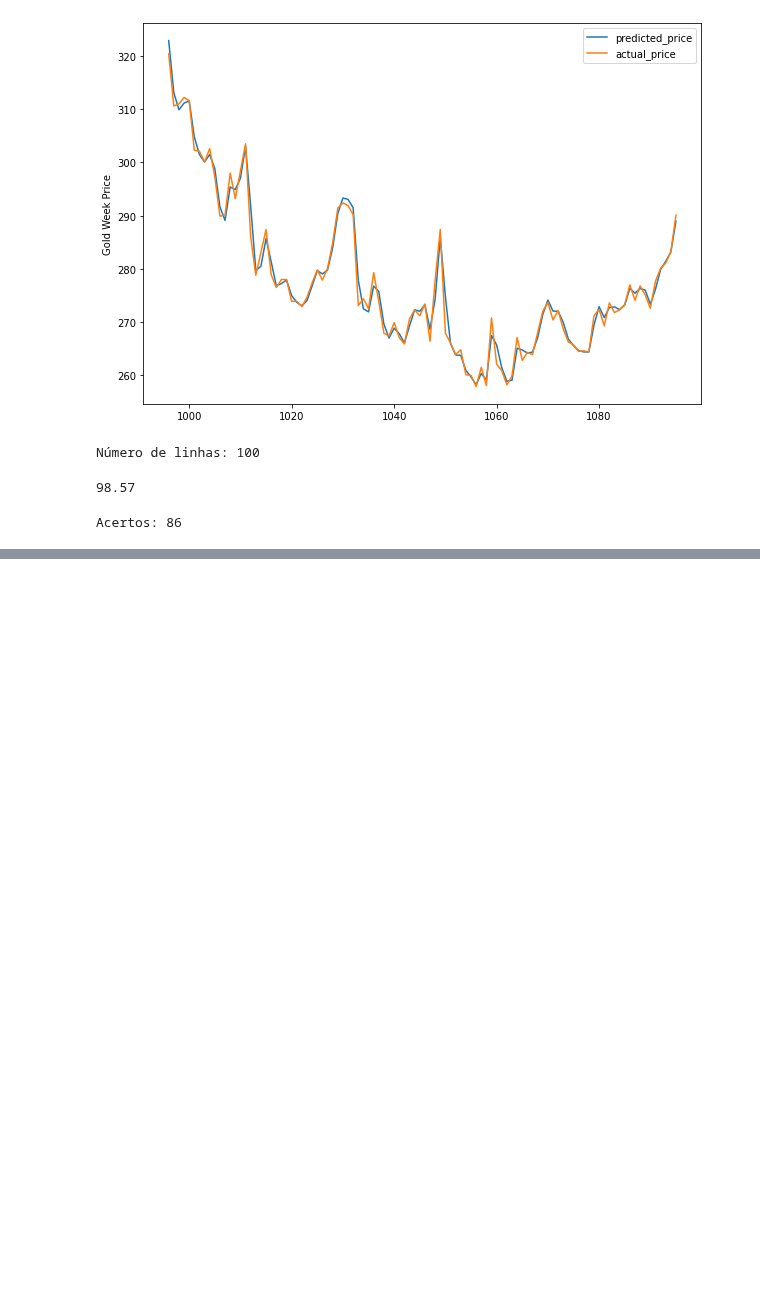
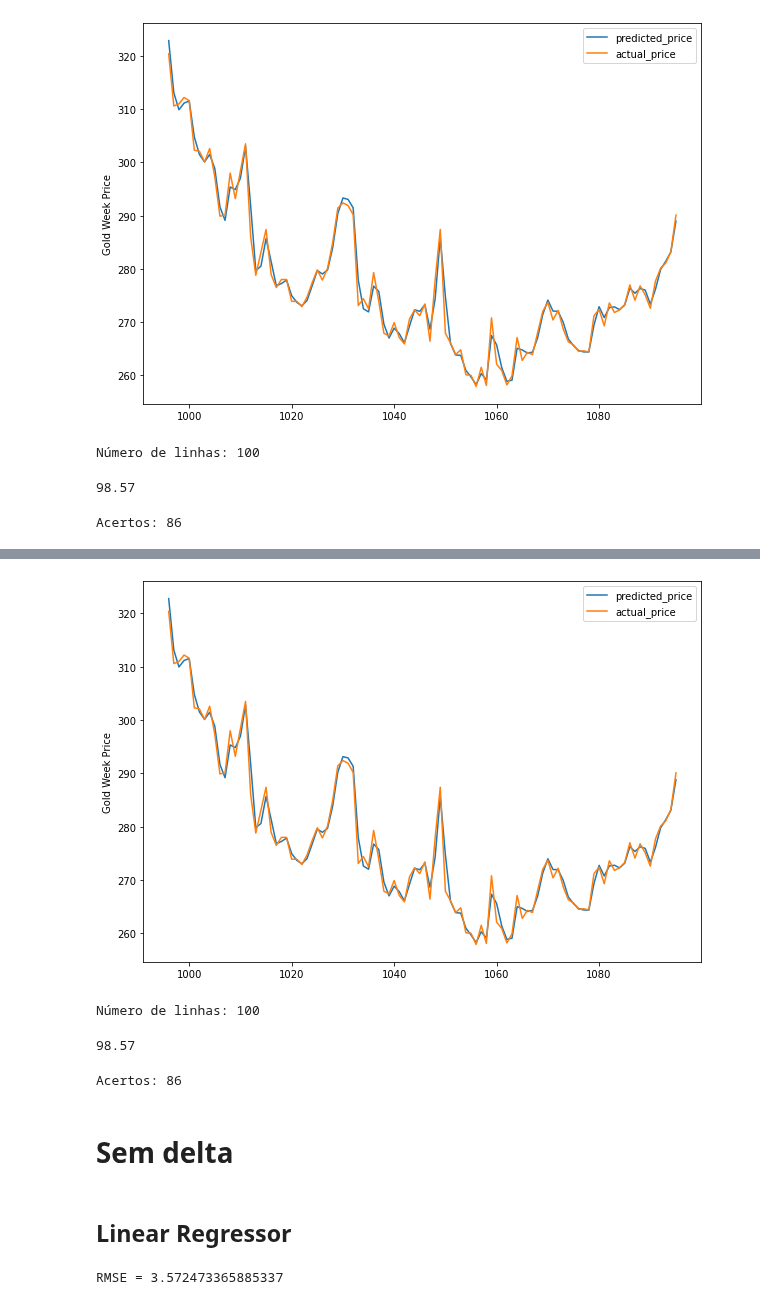
Before and after one commit to andisantos/MO431-432, a Jupyter notebook: MO432/T3/gil.ipynb, the cells around one changed output, grey strips where cells are left out. Drawn from its saved outputs; the diff is of its cells as text; code cells hidden in the pictures; blank space fills up the shorter version.

```diff
--- a/MO432/T3/gil.ipynb
+++ b/MO432/T3/gil.ipynb
@@ -223,0 +282,3 @@ Acertos: 86
+# %%
+r2_score = ridge.score(X_test, y_test)*100
+float("{0:.2f}".format(r2_score))
@@ -223,0 +295,24 @@ Acertos: 86
+# %%
+alpha_list = 10**(np.random.uniform(-3, 3, 50))
+final_r2 = 0
+for alpha_value in alpha_list:
+    lasso = Lasso(alpha=alpha_value, max_iter=10000).fit(X_train, y_train)
+    predicted_price = lasso.predict(X_test)
+    r2_score = lasso.score(X_test, y_test)
+    if r2_score > final_r2:
+        final_r2 = r2_score
+        final_alpha = alpha_value
+        final_coef0 = lasso.coef_[0]
+        final_coef1 = lasso.coef_[1]
+        final_coef2 = lasso.coef_[2]
+        final_coef3 = lasso.coef_[3]
+        final_intercept = lasso.intercept_
+print("Resultado da busca por hiperparâmetros:")
+print("Melhor R2 = {}".format(final_r2))
+print("Melhor alpha = {}".format(final_alpha))
+print("Lasso (l1) regularization")
+print("Gold Week Price (y) = %.2f * Delta (x1) \
++ %.2f * 3 Days Moving Average (x2) \
++ %.2f * 5 Days Moving Average (x3) \
++ %.2f * 7 Days Moving Average (x4) \
++ %.2f (constant)" % (final_coef0, final_coef1, final_coef2, final_coef3, final_intercept))
@@ -223,0 +325,37 @@ Acertos: 86
+# %%
+lasso = Lasso(alpha=final_alpha, max_iter=10000).fit(X_train, y_train)
+predicted_price = lasso.predict(X_test)
+d = {'actual_price': y_test,'predicted_price': predicted_price}
+df = pd.DataFrame(data=d)
+df['actual_var'] = df.actual_price.shift(1) - df.actual_price
+df['actual_var_sign'] = np.sign(df.actual_var)
+df['predicted_var'] = df.predicted_price.shift(1) - df.predicted_price
+df['predicted_var_sign'] = df.predicted_var/abs(df.predicted_var)
+df['correct_prediction'] = np.equal(df.actual_var_sign, df.predicted_var_sign)
+predicted_price = pd.DataFrame(
+    predicted_price, index=y_test.index, columns=['price'])
+predicted_price.plot(figsize=(10, 7))
+y_test.plot()
+plt.legend(['predicted_price', 'actual_price'])
+plt.ylabel("Gold Week Price")
+plt.show()
+# %% [output]
+[figure, added]
+# %%
+df.head(30)
+print("Número de linhas: {}".format(df.shape[0]))
+# %% [output]
+Número de linhas: 100
+# %%
+r2_score = lasso.score(X_test, y_test)*100
+float("{0:.2f}".format(r2_score))
+# %% [output]
+98.57
+# %%
+res = df.query('correct_prediction == True')
+acertos = res.shape[0]
+print("Acertos: {}".format(acertos))
+# %% [output]
+Acertos: 86
+# %% [markdown]
+# Sem delta
@@ -223,0 +372,13 @@ Acertos: 86
+# %% [markdown]
+## Linear Regressor
+# %%
+cross_val = cross_validate(
+    LinearRegression(),
+    X_train,
+    y_train,
+    scoring=('neg_root_mean_squared_error')
+)
+rmse_medio =  np.sqrt(np.mean(np.absolute(cross_val['test_score'])))
+print("RMSE = {}".format(rmse_medio))
+# %% [output]
+RMSE = 3.572473365885337
```
Also changed, not shown: parts of 26 cells of this notebook.
